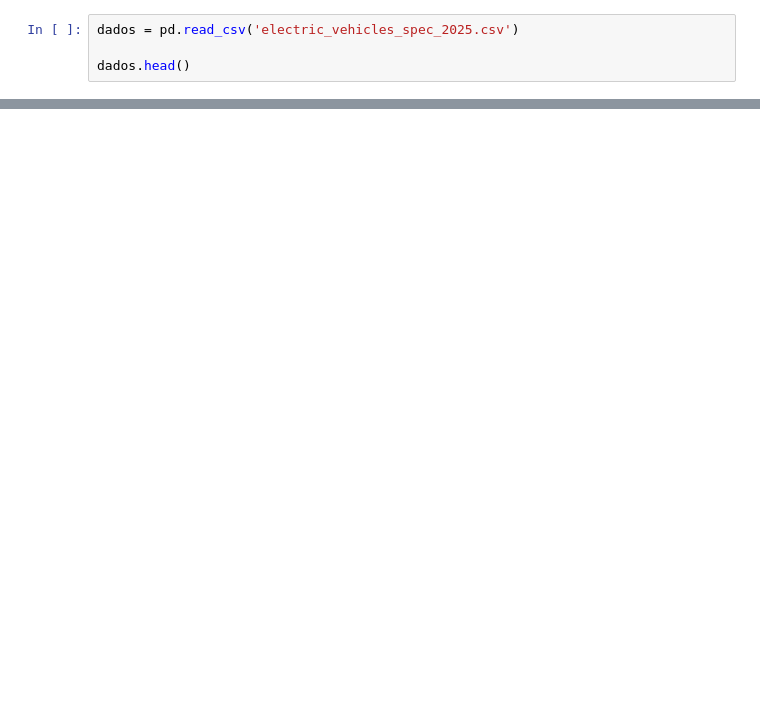
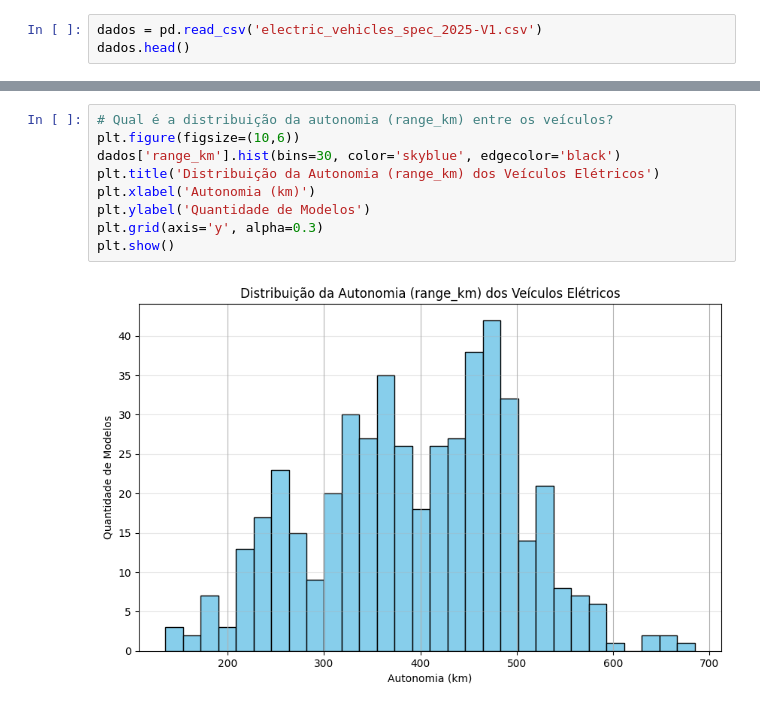
Before and after one commit to joaovitor8/data_science, a Jupyter notebook: Especificações de Veículos Elétricos (2025)/analise.ipynb, the cells around one changed output, grey strips where cells are left out. Cells and saved outputs as stored; diff of their text form; blank space fills up the shorter version.

```diff
--- a/Especificações de Veículos Elétricos (2025)/analise.ipynb
+++ b/Especificações de Veículos Elétricos (2025)/analise.ipynb
@@ -8,4 +4,3 @@ import numpy as np
 # %%
-dados = pd.read_csv('electric_vehicles_spec_2025.csv')
-
+dados = pd.read_csv('electric_vehicles_spec_2025-V1.csv')
 dados.head()
@@ -38,0 +34,11 @@ Distribuição do número de assentos: existem muitos veículos elétricos de 7
+# %%
+# Qual é a distribuição da autonomia (range_km) entre os veículos?
+plt.figure(figsize=(10,6))
+dados['range_km'].hist(bins=30, color='skyblue', edgecolor='black')
+plt.title('Distribuição da Autonomia (range_km) dos Veículos Elétricos')
+plt.xlabel('Autonomia (km)')
+plt.ylabel('Quantidade de Modelos')
+plt.grid(axis='y', alpha=0.3)
+plt.show()
+# %% [output]
+[figure, added]
```
Also changed, not shown: parts of 26 cells of this notebook, 2 other files.
